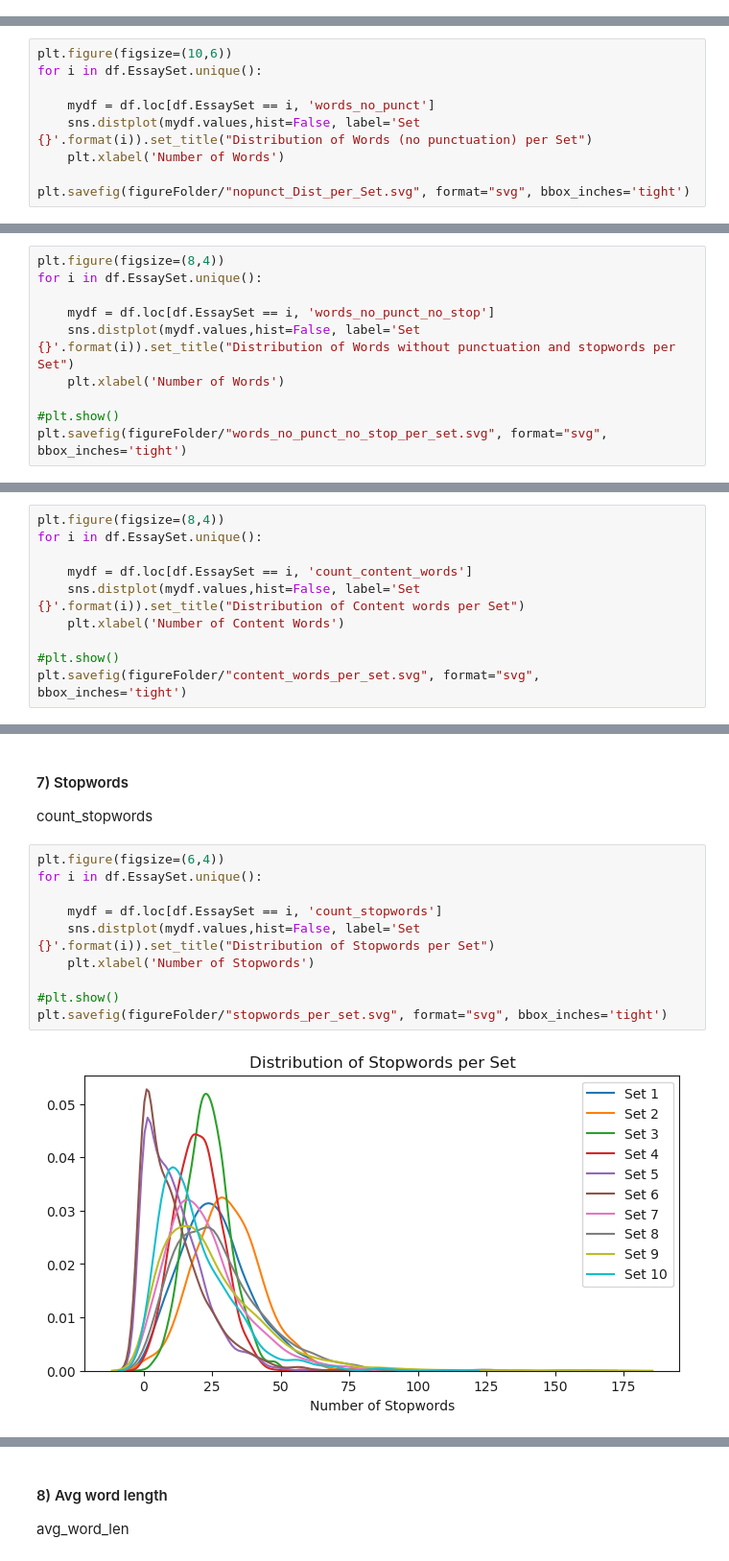
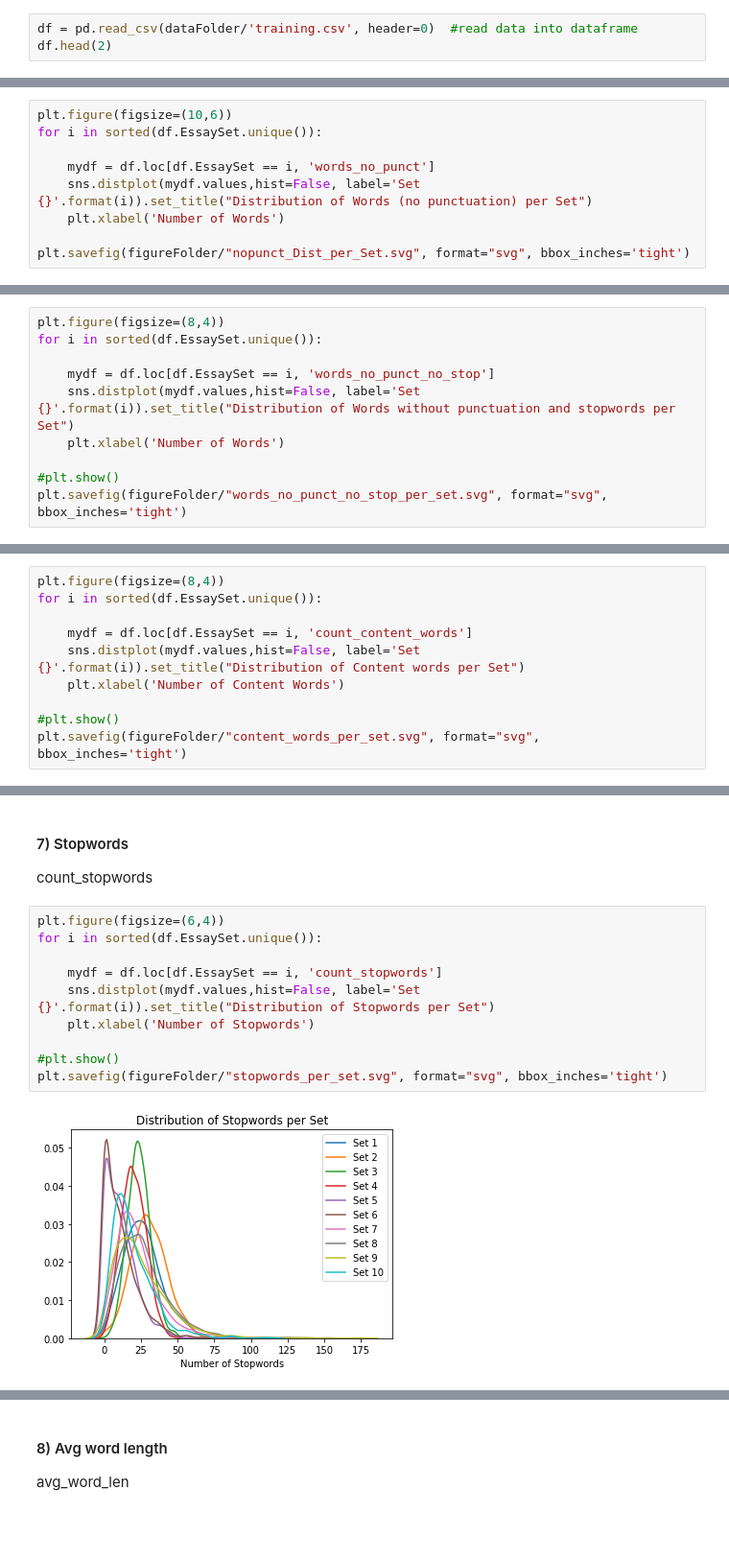
Before and after one commit to devanshi28/finalProject, a Jupyter notebook: experiments/dataExploration.ipynb, the cells around one changed output, grey strips where cells are left out. Shown at 96% size. Saved outputs shown, nothing was run; the diff lists cells and outputs as text; blank space fills up the shorter version.

```diff
--- a/experiments/dataExploration.ipynb
+++ b/experiments/dataExploration.ipynb
@@ -242,0 +244,3 @@ df.describe()
+# %%
+df = pd.read_csv(dataFolder/'training.csv', header=0)  #read data into dataframe
+df.head(2)
@@ -420,7 +428,7 @@ for i in df.subject.unique():
 #### 4) Avg words per response (exc punctuation)
 # %%
 plt.figure(figsize=(10,6))
-for i in df.EssaySet.unique():
+for i in sorted(df.EssaySet.unique()):
 
     mydf = df.loc[df.EssaySet == i, 'words_no_punct']
     sns.distplot(mydf.values,hist=False, label='Set {}'.format(i)).set_title("Distribution of Words (no punctuation) per Set")
@@ -444,7 +452,7 @@ plt.savefig(figureFolder/"nopunct_Dist_per_Subject.svg", format="svg", bbox_inch
 #### 5) Avg words (without punct, without stopwords)
 # %%
 plt.figure(figsize=(8,4))
-for i in df.EssaySet.unique():
+for i in sorted(df.EssaySet.unique()):
 
     mydf = df.loc[df.EssaySet == i, 'words_no_punct_no_stop']
     sns.distplot(mydf.values,hist=False, label='Set {}'.format(i)).set_title("Distribution of Words without punctuation and stopwords per Set")
@@ -470,7 +478,7 @@ plt.savefig(figureFolder/"words_no_punct_no_stop_per_Subject.svg", format="svg",
 count_content_words
 # %%
 plt.figure(figsize=(8,4))
-for i in df.EssaySet.unique():
+for i in sorted(df.EssaySet.unique()):
 
     mydf = df.loc[df.EssaySet == i, 'count_content_words']
     sns.distplot(mydf.values,hist=False, label='Set {}'.format(i)).set_title("Distribution of Content words per Set")
@@ -496,16 +504,16 @@ plt.savefig(figureFolder/"content_words_per_Subject.svg", format="svg", bbox_inc
 count_stopwords
 # %%
 plt.figure(figsize=(6,4))
-for i in df.EssaySet.unique():
+for i in sorted(df.EssaySet.unique()):
 
     mydf = df.loc[df.EssaySet == i, 'count_stopwords']
     sns.distplot(mydf.values,hist=False, label='Set {}'.format(i)).set_title("Distribution of Stopwords per Set")
     plt.xlabel('Number of Stopwords')
 
 #plt.show()
 plt.savefig(figureFolder/"stopwords_per_set.svg", format="svg", bbox_inches='tight')
 # %% [output]
-[figure, old version]
+[figure, new version]
 # %%
 plt.figure(figsize=(6,4))
 for i in df.subject.unique():
```
Also changed, not shown: parts of 45 cells of this notebook, 2 other files.
